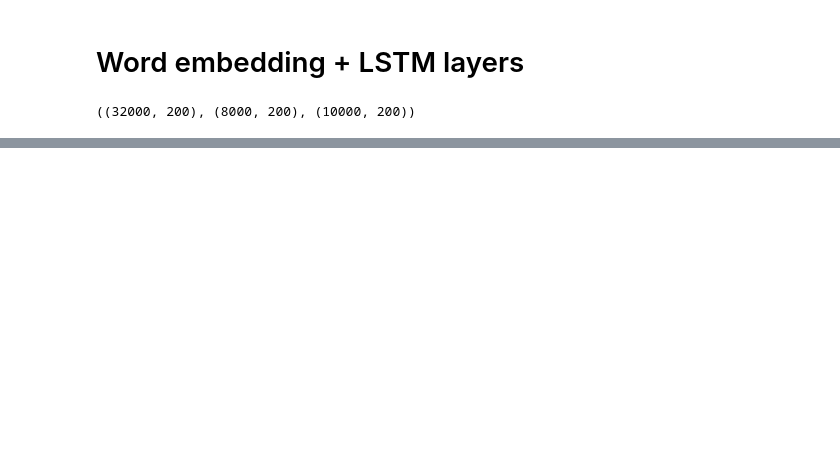
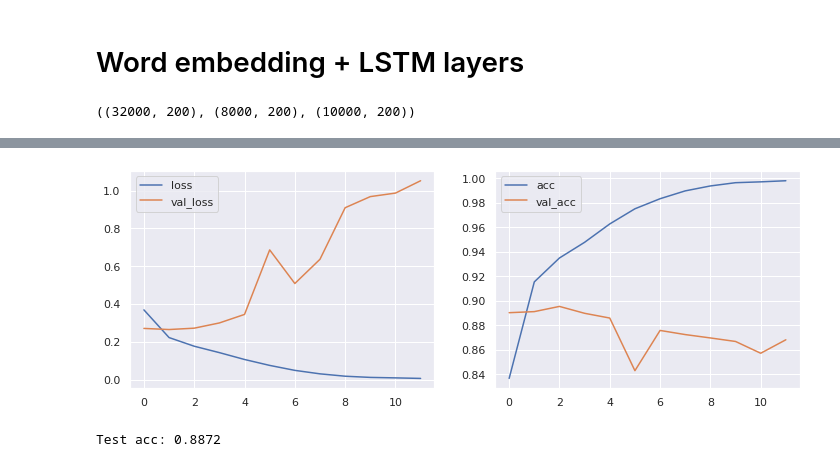
Before and after one commit to nguyentrunghai/Kaggle_projects, a Jupyter notebook: IMDB_movie_reviews/classification_model.ipynb, the cells around one changed output, grey strips where cells are left out. Cells and saved outputs as stored; diff of their text form; code cells hidden in the pictures; blank space fills up the shorter version.

```diff
--- a/IMDB_movie_reviews/classification_model.ipynb
+++ b/IMDB_movie_reviews/classification_model.ipynb
@@ -314,0 +355,29 @@ plot_history(history)
+# %%
+keras.backend.clear_session()
+
+model = keras.models.Sequential()
+model.add(keras.layers.Embedding(MAX_VOCAB+1, EMBEDDING_DIM, input_length=MAX_WORDS_PER_DOC))
+
+model.add(keras.layers.LSTM(200, return_sequences=True))
+
+model.add(keras.layers.Conv1D(filters=200, kernel_size=8, padding="valid", activation="relu"))
+model.add(keras.layers.MaxPooling1D(pool_size=2))
+
+model.add(keras.layers.Flatten())
+model.add(keras.layers.Dense(1, activation="sigmoid"))
+
+learning_rate = 5e-4
+optimizer = keras.optimizers.RMSprop(lr=learning_rate)
+model.compile(loss="binary_crossentropy", optimizer=optimizer, metrics=["acc"])
+
+print(model.summary())
+
+early_stopping_cb = keras.callbacks.EarlyStopping(patience=10, restore_best_weights=True)
+history = model.fit(X_train, y_train, batch_size=64, epochs=100, validation_data=(X_val, y_val),
+                   callbacks=[early_stopping_cb])
+
+_, acc_train = model.evaluate(X_train, y_train, verbose=0)
+_, acc_val = model.evaluate(X_val, y_val, verbose=0)
+
+print("Train acc: %0.4f" %acc_train)
+print("Validation acc: %0.4f" %acc_val)
@@ -314,0 +402,9 @@ plot_history(history)
+# %%
+plot_history(history)
+# %% [output]
+[figure, added]
+# %%
+_, test_val = model.evaluate(X_test, y_test, verbose=0)
+print("Test acc: %0.4f" %acc_test)
+# %% [output]
+Test acc: 0.8872
```
Also changed, not shown: parts of 20 cells of this notebook.
